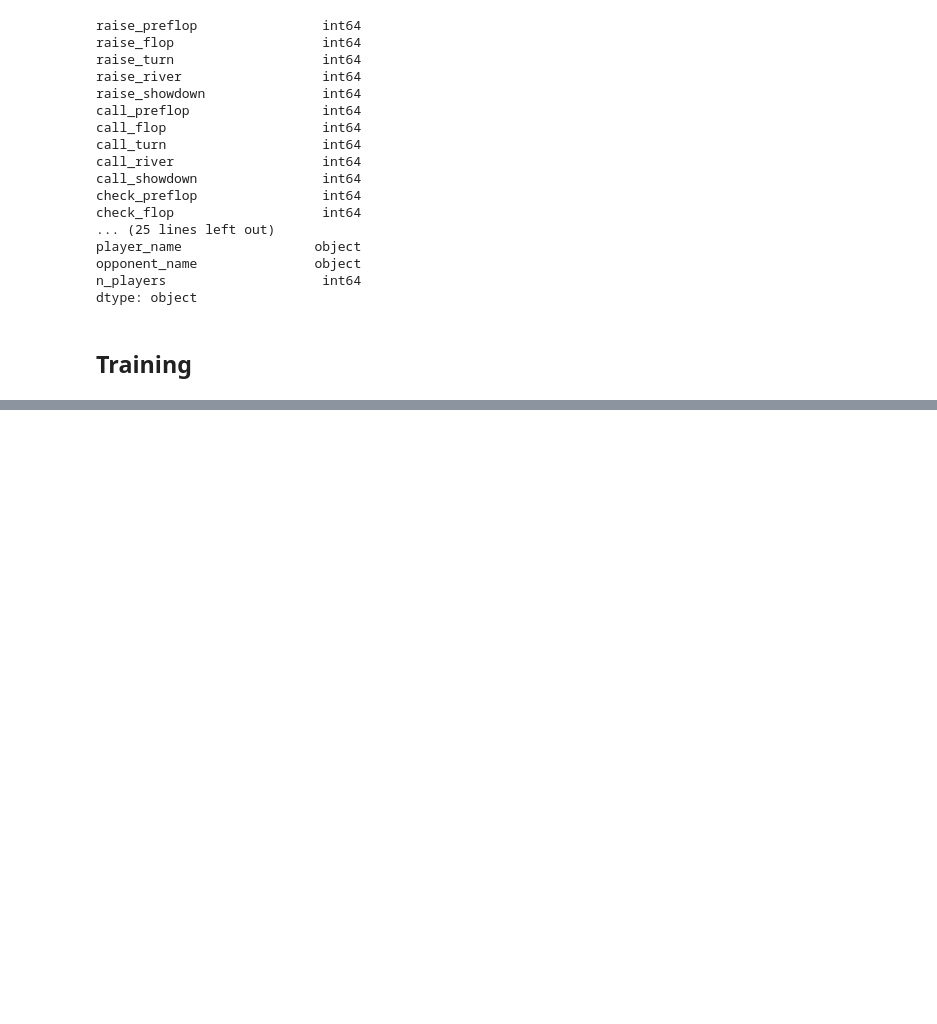
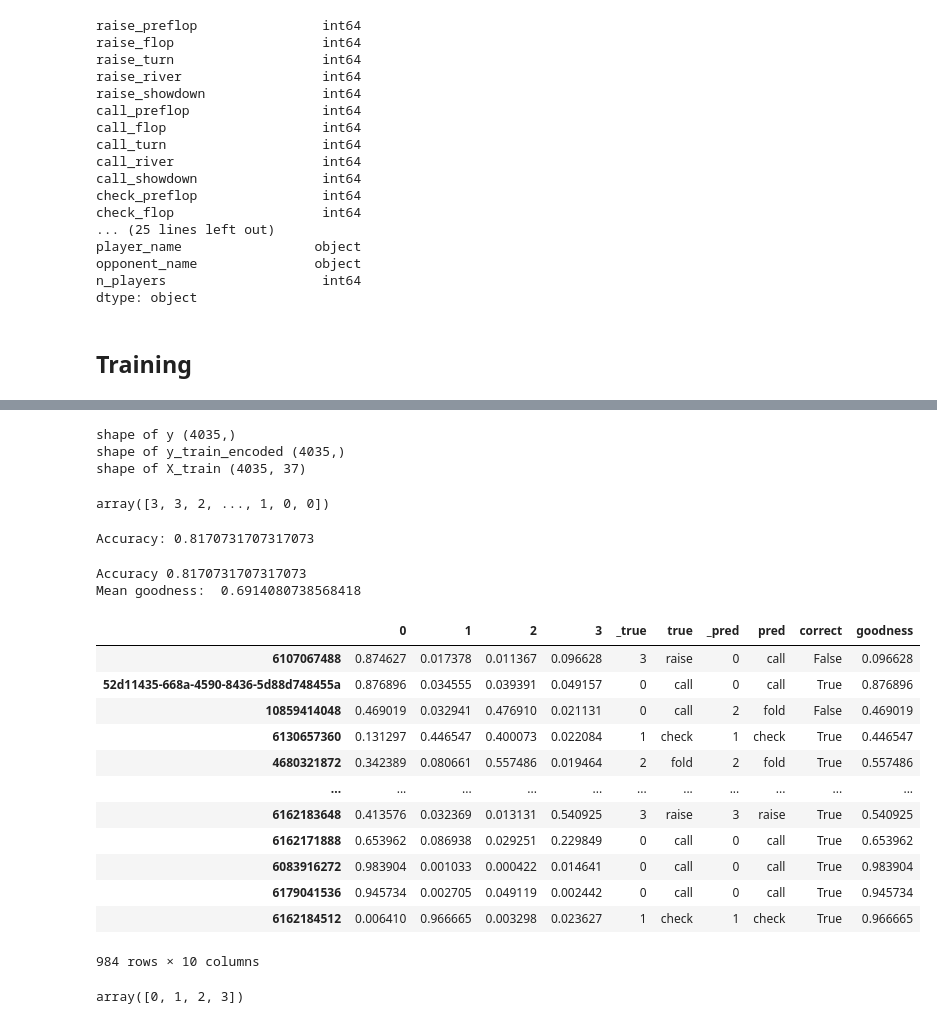
Before and after one commit to tjespe/texas-holdem-ai, a Jupyter notebook: hidden_state_model/notebooks/action_model.ipynb, the cells around one changed output, grey strips where cells are left out. Drawn from its saved outputs; the diff is of its cells as text; code cells hidden in the pictures; blank space fills up the shorter version.

Commit message:
Use xgboost for action model

```diff
--- a/hidden_state_model/notebooks/action_model.ipynb
+++ b/hidden_state_model/notebooks/action_model.ipynb
@@ -276,0 +334,51 @@ prob_df[prob_df["correct"] == False]
+# %%
+print("shape of y", y_train.shape)
+y_train_encoded = label_encoder.fit_transform(y_train)
+print("shape of y_train_encoded", y_train_encoded.shape)
+print("shape of X_train", X_train.shape)
+y_train_encoded
+# %% [output]
+shape of y (4035,)
+shape of y_train_encoded (4035,)
+shape of X_train (4035, 37)
+array([3, 3, 2, ..., 1, 0, 0])
+# %%
+xgb_model.fit(X_train, y_train_encoded)
+
+y_test_encoded = label_encoder.transform(y_test)
+accuracy = xgb_model.score(X_test, y_test_encoded)
+print(f"Accuracy: {accuracy}")
+# %% [output]
+Accuracy: 0.8170731707317073
+# %%
+probabilities = xgb_model.predict_proba(X_test)
+prob_df = pd.DataFrame(probabilities, columns=xgb_model.classes_, index=X_test.index)
+prob_df["_true"] = y_test_encoded
+prob_df["true"] = y_test.values
+prob_df["_pred"] = xgb_model.predict(X_test)
+prob_df["pred"] = label_encoder.inverse_transform(prob_df["_pred"])
+prob_df["correct"] = prob_df["true"] == prob_df["pred"]
+prob_df["goodness"] = prob_df.apply(lambda x: x.get(x["_true"]) or 0, axis=1)
+print("Accuracy", prob_df["correct"].mean())
+print("Mean goodness: ", prob_df["goodness"].mean())
+prob_df
+# %% [output]
+Accuracy 0.8170731707317073
+Mean goodness:  0.6914080738568418
+|  | 0 | 1 | 2 | 3 | _true | true | _pred | pred | correct | goodness |
+| 6107067488 | 0.874627 | 0.017378 | 0.011367 | 0.096628 | 3 | raise | 0 | call | False | 0.096628 |
+| 52d11435-668a-4590-8436-5d88d748455a | 0.876896 | 0.034555 | 0.039391 | 0.049157 | 0 | call | 0 | call | True | 0.876896 |
+| 10859414048 | 0.469019 | 0.032941 | 0.476910 | 0.021131 | 0 | call | 2 | fold | False | 0.469019 |
+| 6130657360 | 0.131297 | 0.446547 | 0.400073 | 0.022084 | 1 | check | 1 | check | True | 0.446547 |
+| 4680321872 | 0.342389 | 0.080661 | 0.557486 | 0.019464 | 2 | fold | 2 | fold | True | 0.557486 |
+| ... | ... | ... | ... | ... | ... | ... | ... | ... | ... | ... |
+| 6162183648 | 0.413576 | 0.032369 | 0.013131 | 0.540925 | 3 | raise | 3 | raise | True | 0.540925 |
+| 6162171888 | 0.653962 | 0.086938 | 0.029251 | 0.229849 | 0 | call | 0 | call | True | 0.653962 |
+| 6083916272 | 0.983904 | 0.001033 | 0.000422 | 0.014641 | 0 | call | 0 | call | True | 0.983904 |
+| 6179041536 | 0.945734 | 0.002705 | 0.049119 | 0.002442 | 0 | call | 0 | call | True | 0.945734 |
+| 6162184512 | 0.006410 | 0.966665 | 0.003298 | 0.023627 | 1 | check | 1 | check | True | 0.966665 |
+984 rows × 10 columns
+# %%
+xgb_model.classes_
+# %% [output]
+array([0, 1, 2, 3])
```
Also changed, not shown: parts of 10 cells of this notebook, 1 other file.
